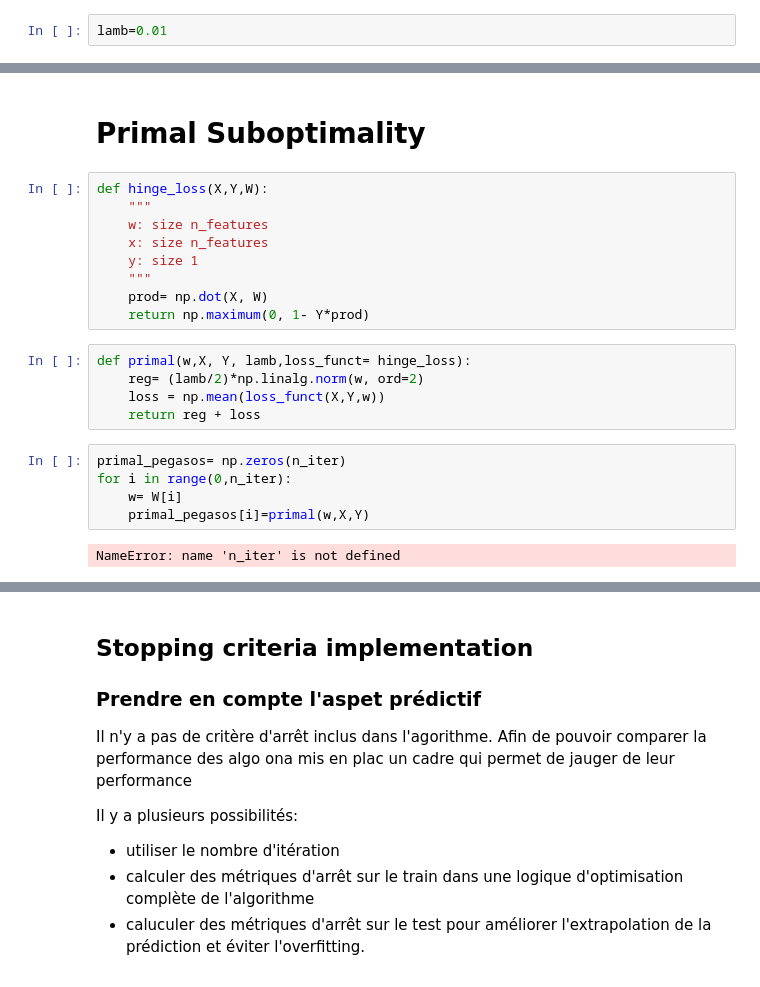
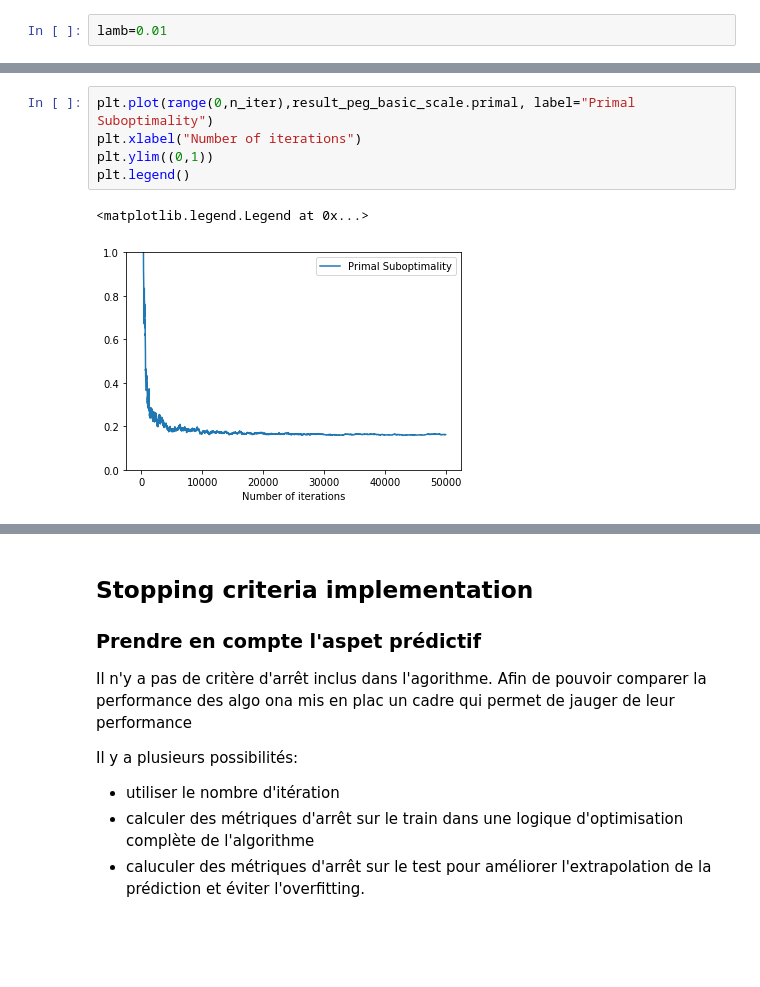
Before and after one commit to gauthier-schweitzer/soadml, a Jupyter notebook: pegasos.ipynb, the cells around one changed output, grey strips where cells are left out. Drawn from its saved outputs; the diff is of its cells as text; blank space fills up the shorter version.

```diff
--- a/pegasos.ipynb
+++ b/pegasos.ipynb
@@ -117,23 +153,8 @@ Text(0,0.5,'Norm L2 avec target')
-# %% [markdown]
-# Primal Suboptimality
-# %%
-def hinge_loss(X,Y,W):
-    """
-    w: size n_features
-    x: size n_features
-    y: size 1
-    """
-    prod= np.dot(X, W)
-    return np.maximum(0, 1- Y*prod)
-# %%
-def primal(w,X, Y, lamb,loss_funct= hinge_loss):
-    reg= (lamb/2)*np.linalg.norm(w, ord=2)
-    loss = np.mean(loss_funct(X,Y,w))
-    return reg + loss
-# %%
-primal_pegasos= np.zeros(n_iter)
-for i in range(0,n_iter):
-    w= W[i]
-    primal_pegasos[i]=primal(w,X,Y)
-# %% [output]
-NameError: name 'n_iter' is not defined
+# %%
+plt.plot(range(0,n_iter),result_peg_basic_scale.primal, label="Primal Suboptimality")
+plt.xlabel("Number of iterations")
+plt.ylim((0,1))
+plt.legend()
+# %% [output]
+<matplotlib.legend.Legend at 0x...>
+[figure, added]
```
Also changed, not shown: parts of 31 cells of this notebook.
